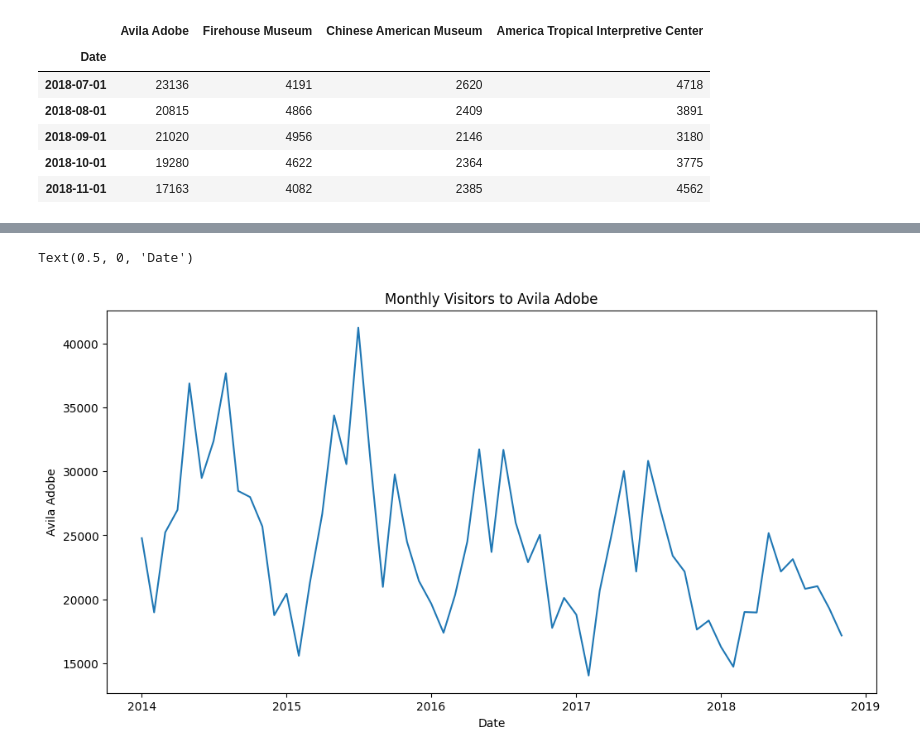
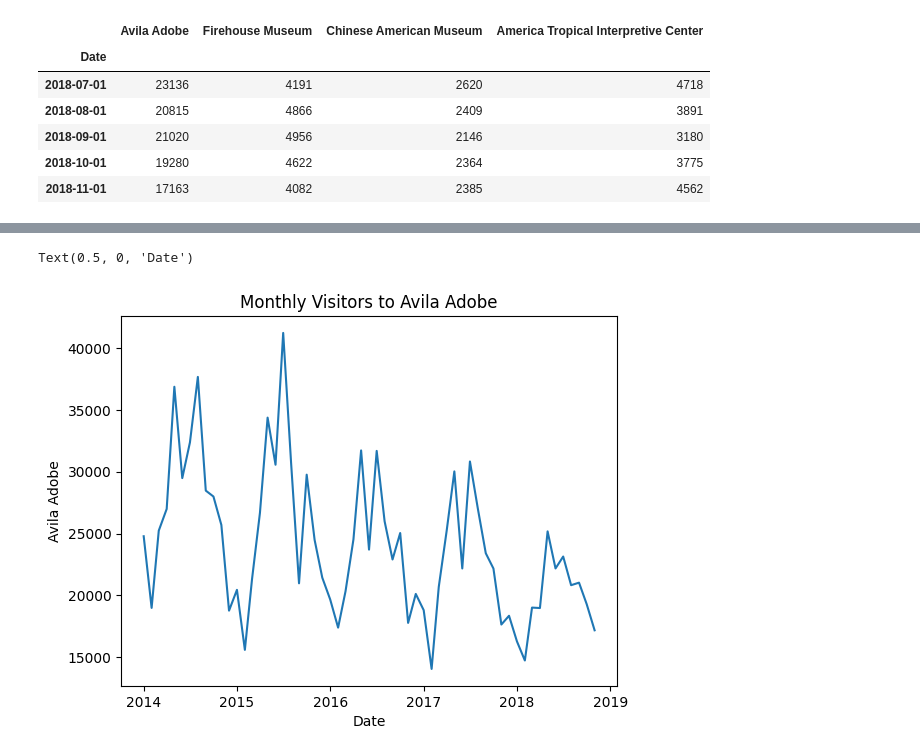
Before and after one commit to ThieuDuong0111/Data-Visualization, a Jupyter notebook: Tutorial/02-Line-Charts/line-charts.ipynb, the cells around one changed output, grey strips where cells are left out. Cells and saved outputs as stored; diff of their text form; code cells hidden in the pictures.

```diff
--- a/Tutorial/02-Line-Charts/line-charts.ipynb
+++ b/Tutorial/02-Line-Charts/line-charts.ipynb
@@ -39,12 +37,10 @@ sns.lineplot(data=museum_data)
 # %%
-# Set the width and height of the figure
-plt.figure(figsize=(12,6))
 # Add title
 plt.title("Monthly Visitors to Avila Adobe")
 # Line chart showing the number of visitors to Avila Adobe over time
 sns.lineplot(data=museum_data['Avila Adobe'])
 # Add label for horizontal axis
 plt.xlabel("Date")
 # %% [output]
 Text(0.5, 0, 'Date')
-[figure, old version]
+[figure, new version]
```
Also changed, not shown: parts of 2 cells of this notebook, 8 other files.
